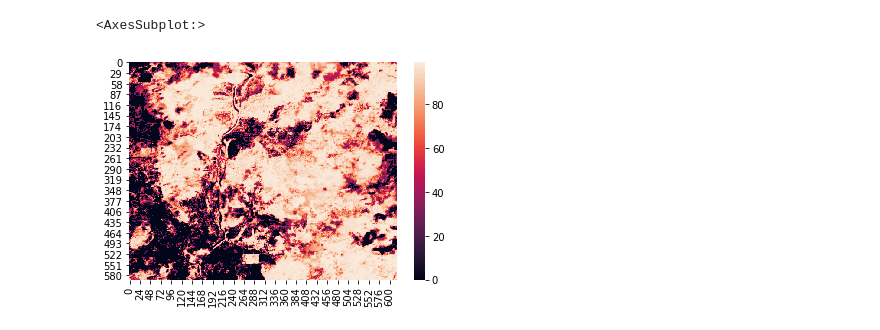
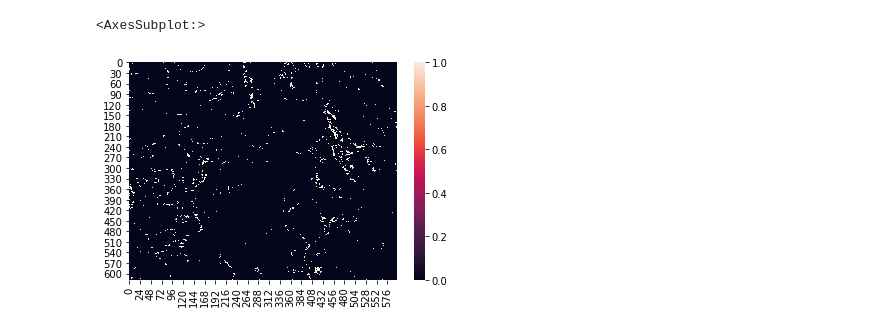
Before and after one commit to wri/sentinel-tree-cover, a Jupyter notebook: notebooks/analysis/blog analyses.ipynb, the cells around one changed output. Saved outputs shown, nothing was run; the diff lists cells and outputs as text; code cells hidden in the pictures.

```diff
--- a/notebooks/analysis/blog analyses.ipynb
+++ b/notebooks/analysis/blog analyses.ipynb
@@ -271,5 +43,5 @@ Recreating: ../../project-monitoring/tiles/389/1269/processed/
 # %%
-sns.heatmap(left)
+sns.heatmap(xmin > 5)
 # %% [output]
 <AxesSubplot:>
-[figure, old version]
+[figure, new version]
```
Also changed, not shown: parts of 11 cells of this notebook, 11 other files.
